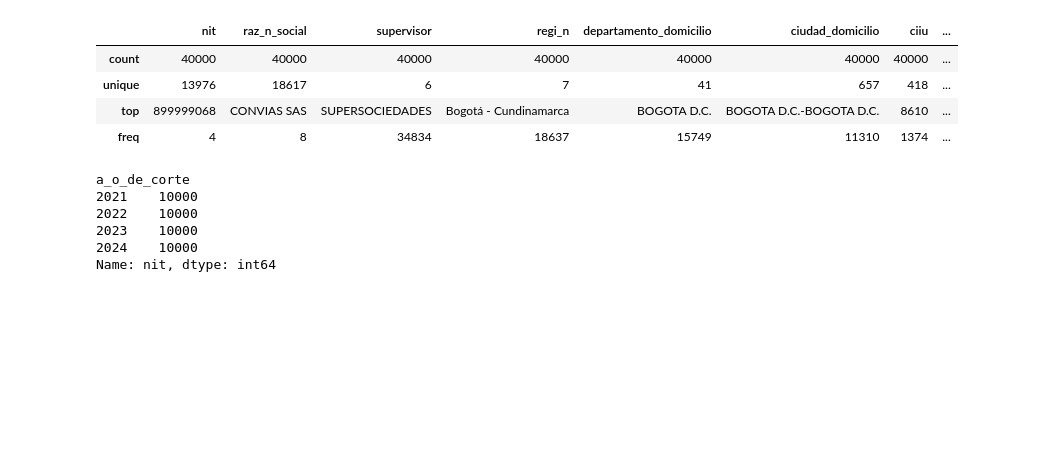
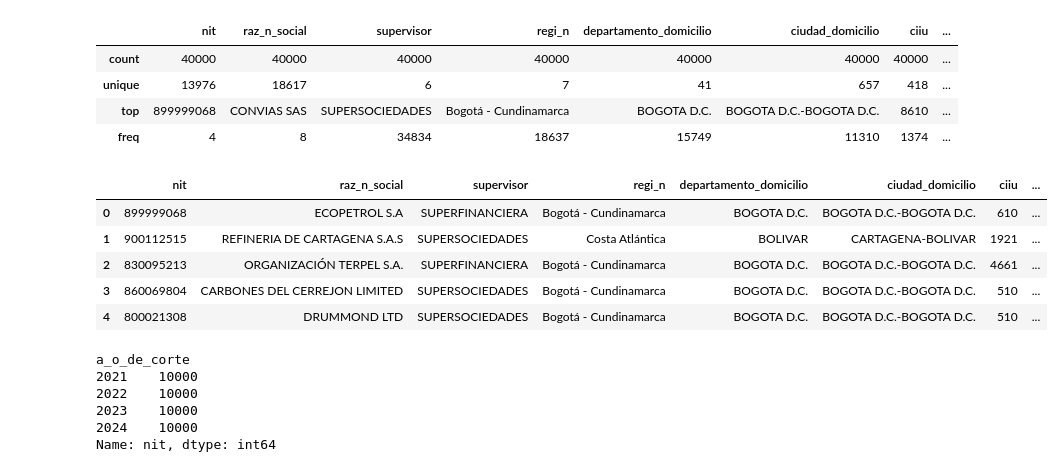
Before and after one commit to daritzateheran/sectora-horizon, a Jupyter notebook: sandbox/main_eda.ipynb, the cells around one changed output. Saved outputs shown, nothing was run; the diff lists cells and outputs as text; code cells hidden in the pictures; blank space fills up the shorter version.

```diff
--- a/sandbox/main_eda.ipynb
+++ b/sandbox/main_eda.ipynb
@@ -66,6 +68,15 @@ df_10k.describe(include="all")
 | unique | 13976 | 18617 | 6 | 7 | 41 | 657 | 418 | ... |
 | top | 899999068 | CONVIAS SAS | SUPERSOCIEDADES | Bogotá - Cundinamarca | BOGOTA D.C. | BOGOTA D.C.-BOGOTA D.C. | 8610 | ... |
 | freq | 4 | 8 | 34834 | 18637 | 15749 | 11310 | 1374 | ... |
+# %%
+df_10k.head()
+# %% [output]
+|  | nit | raz_n_social | supervisor | regi_n | departamento_domicilio | ciudad_domicilio | ciiu | ... |
+| 0 | 899999068 | ECOPETROL S.A | SUPERFINANCIERA | Bogotá - Cundinamarca | BOGOTA D.C. | BOGOTA D.C.-BOGOTA D.C. | 610 | ... |
+| 1 | 900112515 | REFINERIA DE CARTAGENA S.A.S | SUPERSOCIEDADES | Costa Atlántica | BOLIVAR | CARTAGENA-BOLIVAR | 1921 | ... |
+| 2 | 830095213 | ORGANIZACIÓN TERPEL S.A. | SUPERFINANCIERA | Bogotá - Cundinamarca | BOGOTA D.C. | BOGOTA D.C.-BOGOTA D.C. | 4661 | ... |
+| 3 | 860069804 | CARBONES DEL CERREJON LIMITED | SUPERSOCIEDADES | Bogotá - Cundinamarca | BOGOTA D.C. | BOGOTA D.C.-BOGOTA D.C. | 510 | ... |
+| 4 | 800021308 | DRUMMOND LTD | SUPERSOCIEDADES | Bogotá - Cundinamarca | BOGOTA D.C. | BOGOTA D.C.-BOGOTA D.C. | 510 | ... |
 # %%
 df_10k.groupby("a_o_de_corte")["nit"].nunique()
 # %% [output]
```
Also changed, not shown: parts of 10 cells of this notebook.
